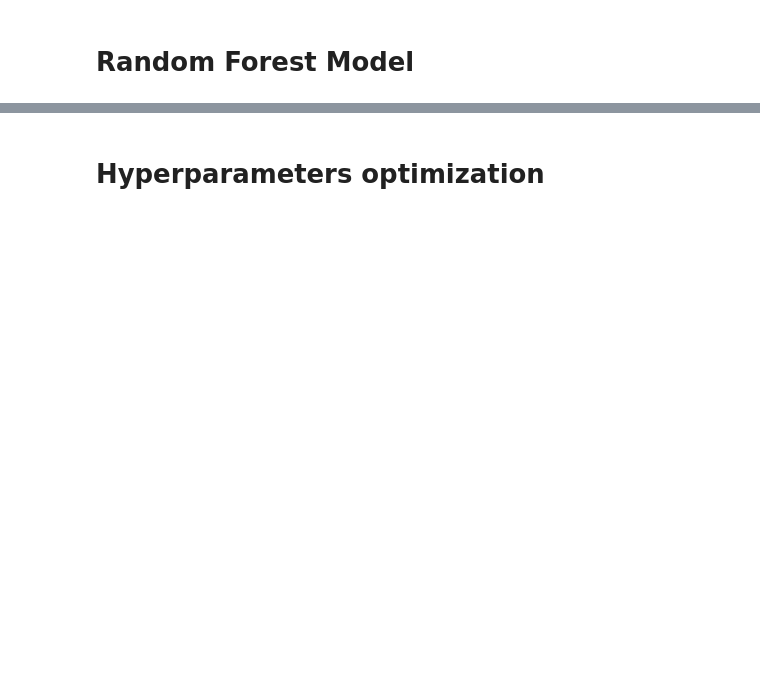
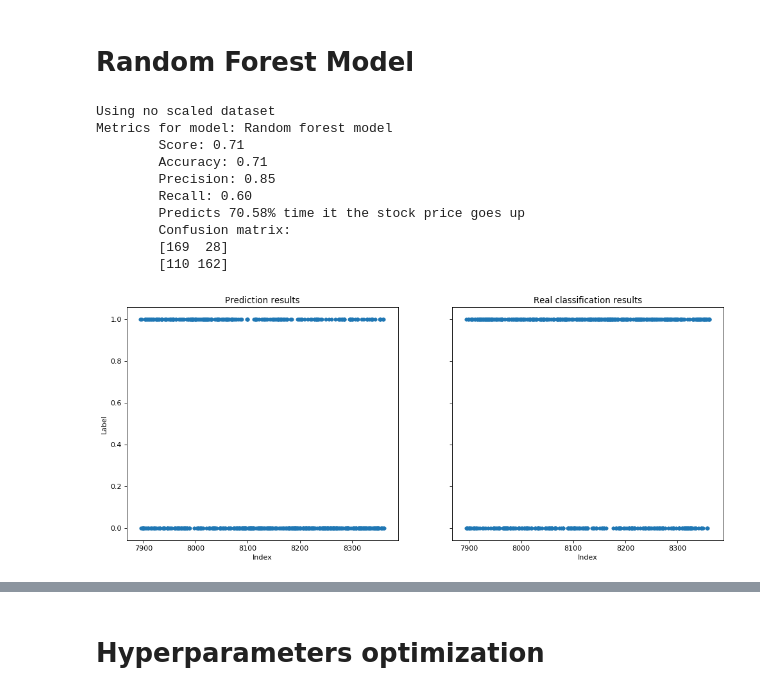
Before and after one commit to MildoCentaur/stockforecasting, a Jupyter notebook: notebooks/Predict model classifier.ipynb, the cells around one changed output, grey strips where cells are left out. Drawn from its saved outputs; the diff is of its cells as text; code cells hidden in the pictures; blank space fills up the shorter version.

Commit message:
Add classifiers and comparison graphs

```diff
--- a/notebooks/Predict model classifier.ipynb
+++ b/notebooks/Predict model classifier.ipynb
@@ -272,12 +312,25 @@ from sklearn.ensemble import RandomForestClassifier
 # %%
 print("Using no scaled dataset")
 # create model
 random_forest = RandomForestClassifier(random_state=0,n_estimators=10)
 # train model
 random_forest.fit(X_train, y_train)
 # evaluate model
 get_model_metrics(random_forest, y_test, X_test, 'Random forest model')
-compare_prediction_visual(create_predictions_dataset(test_df, random_forest,X_test), result_test_df, 'Random forest')
+compare_prediction_visual(create_predictions_dataset(test_df, random_forest,X_test),
+                          result_test_df, 'Random forest')
+# %% [output]
+Using no scaled dataset
+Metrics for model: Random forest model
+        Score: 0.71
+        Accuracy: 0.71
+        Precision: 0.85
+        Recall: 0.60
+        Predicts 70.58% time it the stock price goes up
+        Confusion matrix:
+        [169  28]
+        [110 162]
+[figure, added]
 # %%
 print("Using scaled dataset")
 # create model
```
Also changed, not shown: parts of 16 cells of this notebook, 6 other files.
